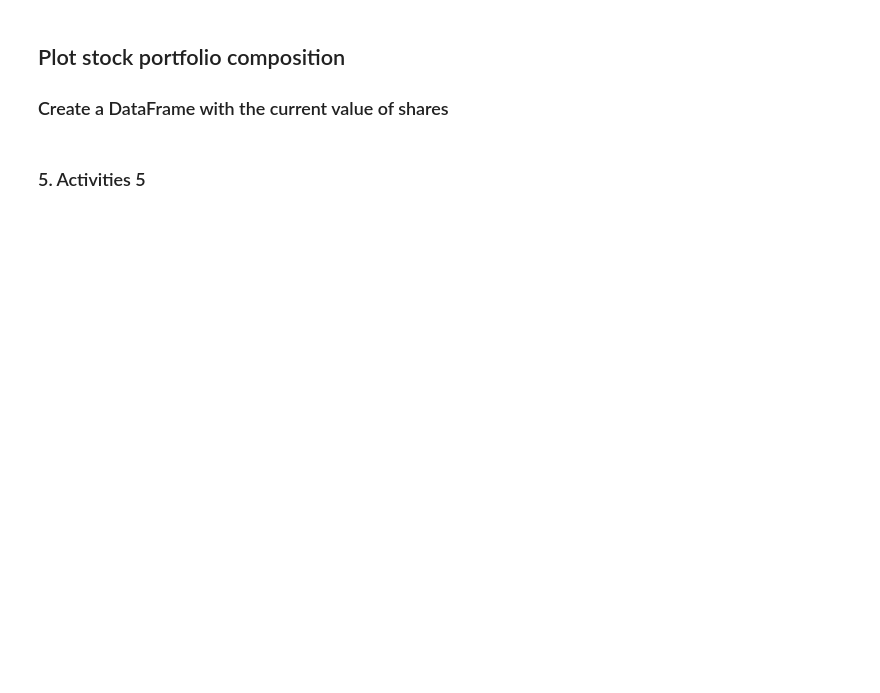
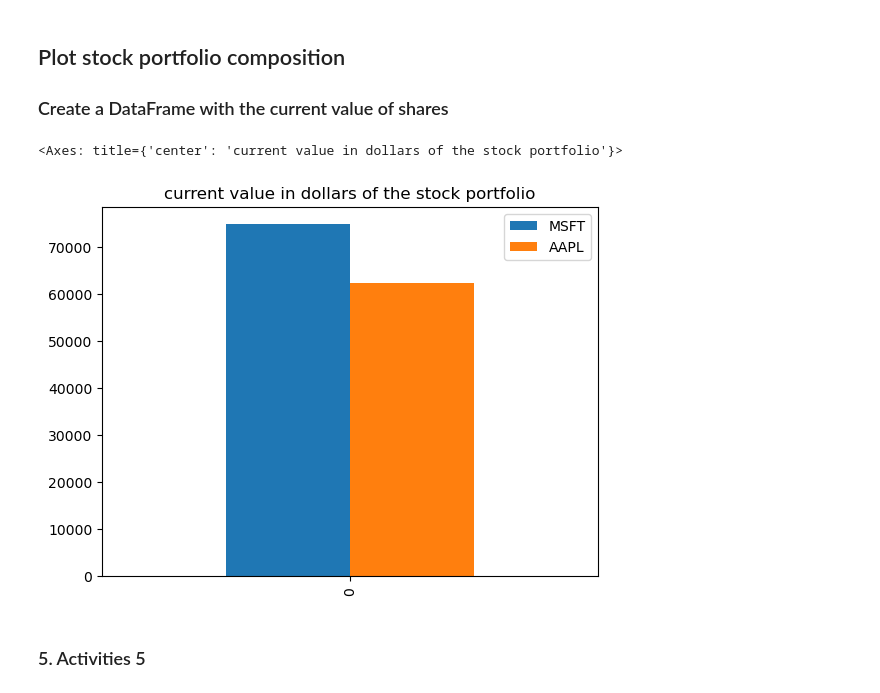
Before and after one commit to softmaxhuanchen/pandas, a Jupyter notebook: api-part2-live/api-part2-live.ipynb, the cells around one changed output. Saved outputs shown, nothing was run; the diff lists cells and outputs as text; code cells hidden in the pictures; blank space fills up the shorter version.

```diff
--- a/api-part2-live/api-part2-live.ipynb
+++ b/api-part2-live/api-part2-live.ipynb
@@ -40,0 +116,3 @@ import alpaca_trade_api as tradeapi
+# %%
+df_portfolio = pd.concat([AAPL, MSFT], axis = 1, keys = ['AAPL', 'MSFT'])
+df_portfolio
@@ -40,0 +124,5 @@ import alpaca_trade_api as tradeapi
+# %%
+msft_price = df_portfolio['MSFT']['close'].iloc[0]
+msft_price
+aapl_price = df_portfolio['AAPL']['close'].iloc[0]
+aapl_price
@@ -40,0 +131,5 @@ import alpaca_trade_api as tradeapi
+# %%
+msft_value = msft_price * df_shares.loc["MSFT"]["shares"]
+msft_value
+aapl_value = aapl_price * df_shares.loc["AAPL"]["shares"]
+aapl_value
@@ -40,0 +138,4 @@ import alpaca_trade_api as tradeapi
+# %%
+value_data = {"MSFT": [msft_value], "AAPL": [aapl_value]}
+df_value = pd.DataFrame(value_data)
+df_value
@@ -42,5 +151,10 @@ import alpaca_trade_api as tradeapi
 ## Plot stock portfolio composition
 
 ### Create a DataFrame with the current value of shares
+# %%
+df_value.plot.bar(title = 'current value in dollars of the stock portfolio')
+# %% [output]
+<Axes: title={'center': 'current value in dollars of the stock portfolio'}>
+[figure, added]
 # %% [markdown]
 ### 5. Activities 5
```
Also changed, not shown: parts of 19 cells of this notebook, 3 other files.
